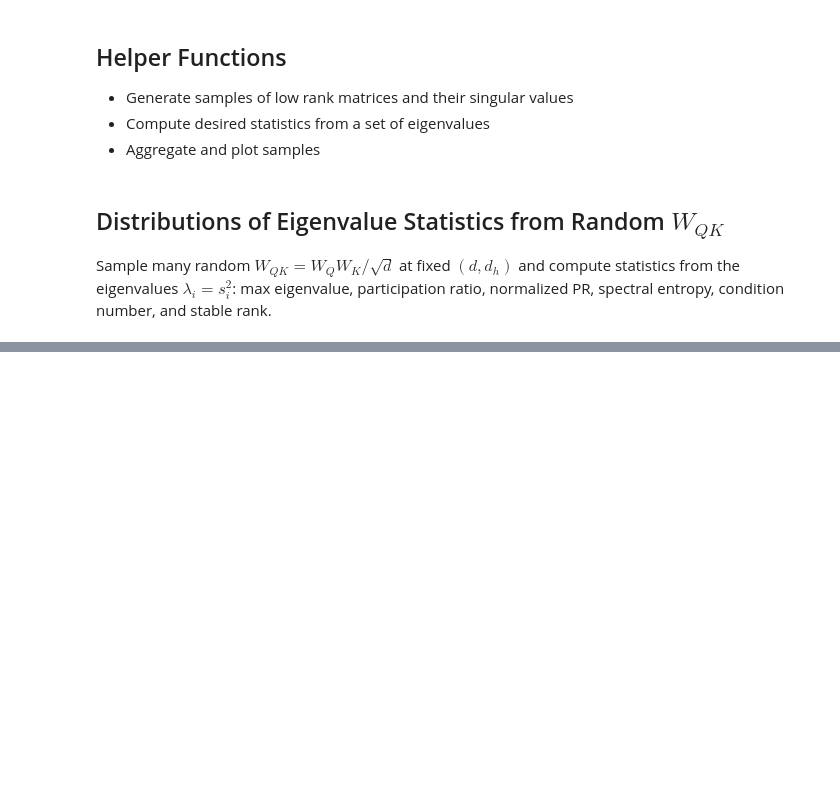
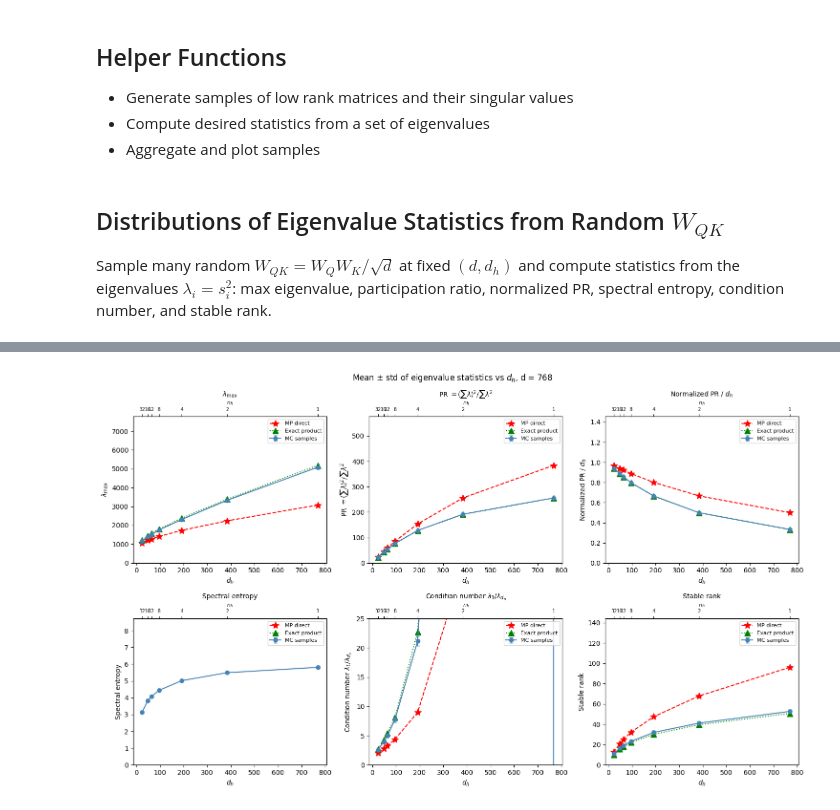
Before and after one commit to angerami/transformer-analysis, a Jupyter notebook: notebooks/MP_statistics.ipynb, the cells around one changed output, grey strips where cells are left out. Saved outputs shown, nothing was run; the diff lists cells and outputs as text; code cells hidden in the pictures; blank space fills up the shorter version.

```diff
--- a/notebooks/MP_statistics.ipynb
+++ b/notebooks/MP_statistics.ipynb
@@ -300,31 +440,37 @@ plt.show()
 # %%
 # Means and relative widths vs d_h, with MP and exact predictions
 fig, axes = plt.subplots(2, 3, figsize=(15, 9))
 axes = axes.flatten()
 for idx, stat in enumerate(stat_names):
     ax = axes[idx]
     means = [np.mean(all_stats[d_h][stat]) for d_h in d_h_values]
     stds  = [np.std(all_stats[d_h][stat]) for d_h in d_h_values]
     mp_vals = [mp_direct[d_h].get(stat, np.nan) for d_h in d_h_values]
     ex_vals = [exact_dir[d_h].get(stat, np.nan) for d_h in d_h_values]
     finite = [x for x in mp_vals + ex_vals + means if np.isfinite(x)]
     ymax = max(finite) if finite else 1
     ax.errorbar(d_h_values, means, yerr=stds, fmt='o-', capsize=3, color='steelblue', label='MC samples')
     ax.plot(d_h_values, mp_vals, 'r*--', markersize=10, label='MP direct')
     ax.plot(d_h_values, ex_vals, 'g^:', markersize=8, label='Exact product')
     ax.set_xlabel(r"$d_h$")
     ax.set_ylabel(nice_names[stat])
     ax.set_title(nice_names[stat], fontsize=10)
     ax.set_ylim(0, ymax * 1.5)
+    if idx == 4:
+        ax.set_ylim(0, 25)
+
+
     ax.legend(fontsize=8)
     ax2 = ax.twiny()
     ax2.set_xlim(ax.get_xlim())
     ax2.set_xticks(d_h_values)
     ax2.set_xticklabels([str(d_model // d_h) for d_h in d_h_values], fontsize=7)
     ax2.set_xlabel(r"$n_h$", fontsize=8)
 fig.suptitle(f"Mean ± std of eigenvalue statistics vs $d_h$, d = {d_model}", fontsize=12)
 plt.tight_layout()
 plt.show()
+# %% [output]
+[figure, added]
 # %%
 # Convergence to MP: relative error vs gamma
 gammas = np.array([d_h / d_model for d_h in d_h_values])
```
Also changed, not shown: parts of 9 cells of this notebook, 11 other files.
